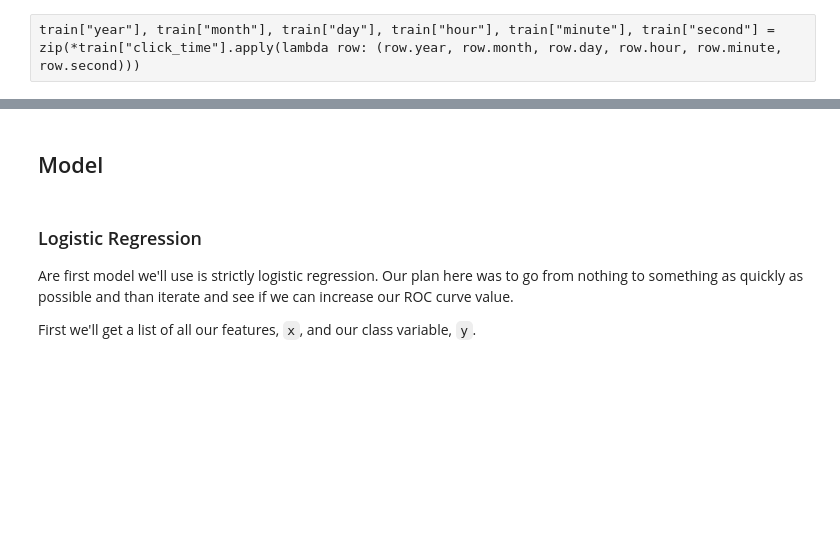
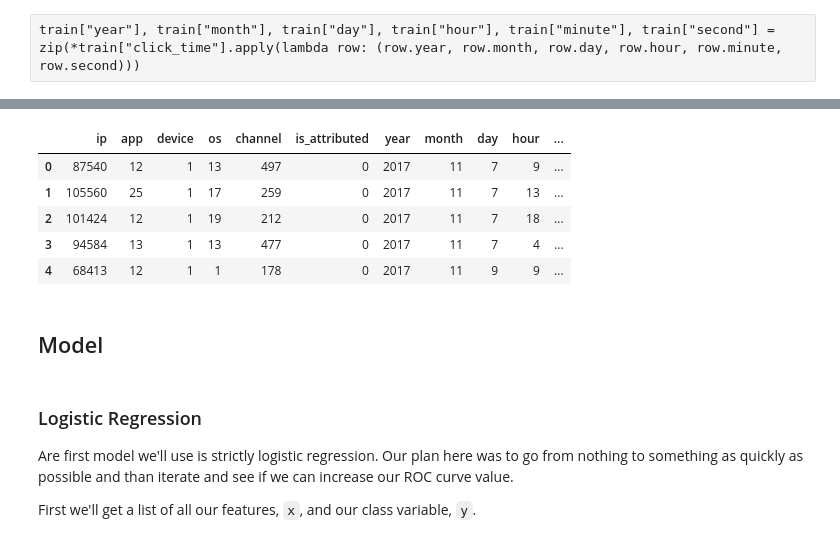
Before and after one commit to GregHilston/kaggle-talking-data-ad-tracking-fraud-detection-challenge, a Jupyter notebook: grehg.ipynb, the cells around one changed output, grey strips where cells are left out. Drawn from its saved outputs; the diff is of its cells as text; code cells hidden in the pictures; blank space fills up the shorter version.

Commit message:
Pulled out the Pandas.DateTime vaues and ensured we aren't having any data leakage

```diff
--- a/grehg.ipynb
+++ b/grehg.ipynb
@@ -39,7 +43,7 @@ for f in os.listdir("data/"):
 # %% [markdown]
 While we'd like to work with a small data set, like `train_sample.csv`, its just too small to represent the entire data set `train.csv`. We'll load the entire train set into a DataFrame so we can analyze it
 # %%
-train = pd.read_csv("data/train.csv") # , dtype=dtype, parse_dates=parse_dates)
+train = pd.read_csv("data/train_sample.csv") # , dtype=dtype, parse_dates=parse_dates)
 # %% [markdown]
 Now lets peak at the first few values of the data
 # %%
@@ -373,0 +396,3 @@ print(results)
+# %%
+train = train.drop(["click_time"], axis=1)
+train.head()
@@ -374,3 +407,13 @@ print(results)
+# %%
+train = train.drop(["attributed_time"], axis=1)
+train.head()
+# %% [output]
+|  | ip | app | device | os | channel | is_attributed | year | month | day | hour | ... |
+| 0 | 87540 | 12 | 1 | 13 | 497 | 0 | 2017 | 11 | 7 | 9 | ... |
+| 1 | 105560 | 25 | 1 | 17 | 259 | 0 | 2017 | 11 | 7 | 13 | ... |
+| 2 | 101424 | 12 | 1 | 19 | 212 | 0 | 2017 | 11 | 7 | 18 | ... |
+| 3 | 94584 | 13 | 1 | 13 | 477 | 0 | 2017 | 11 | 7 | 4 | ... |
+| 4 | 68413 | 12 | 1 | 1 | 178 | 0 | 2017 | 11 | 9 | 9 | ... |
 # %% [markdown]
 ## Model
 # %% [markdown]
```
Also changed, not shown: parts of 10 cells of this notebook.
